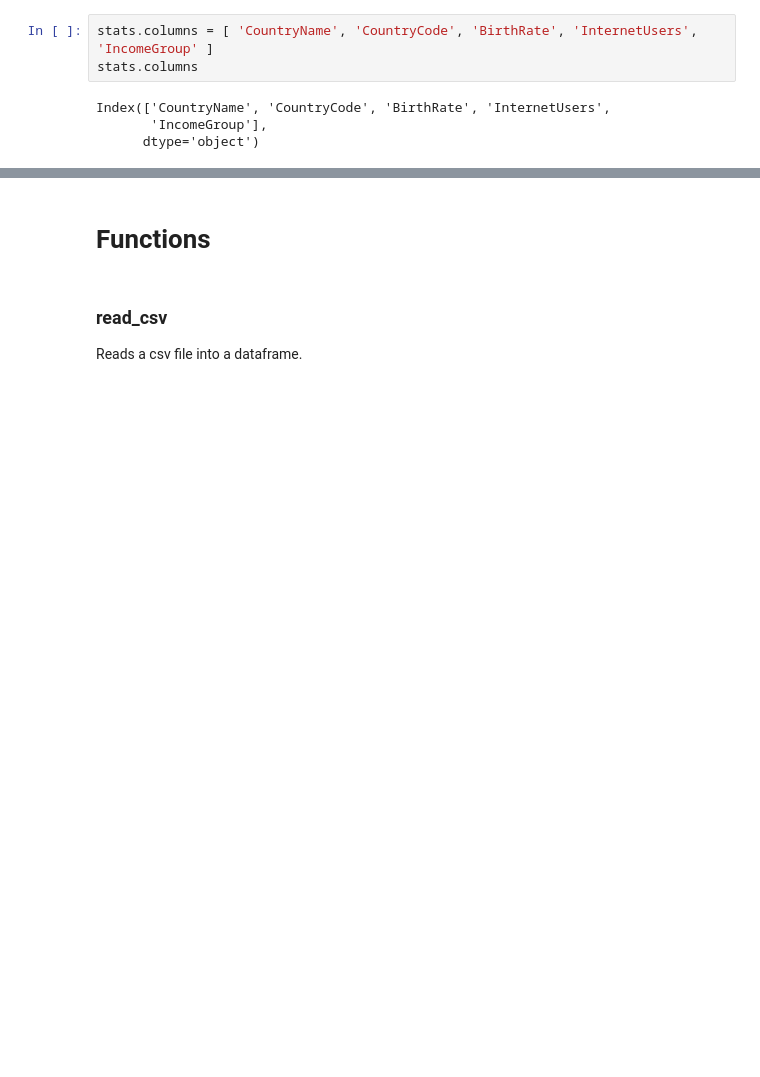
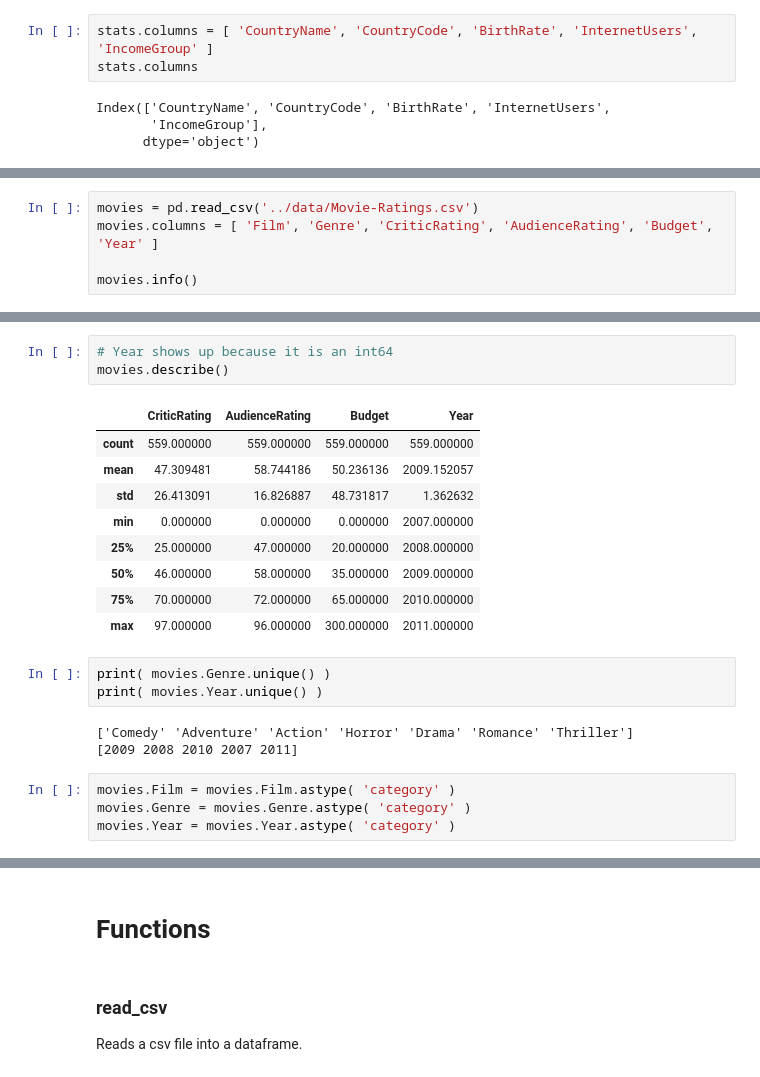
Before and after one commit to javidjamae/data-science, a Jupyter notebook: python/Pandas-Dataframes.ipynb, the cells around one changed output, grey strips where cells are left out. Saved outputs shown, nothing was run; the diff lists cells and outputs as text; blank space fills up the shorter version.

```diff
--- a/python/Pandas-Dataframes.ipynb
+++ b/python/Pandas-Dataframes.ipynb
@@ -252,0 +364,5 @@ Index(['CountryName', 'CountryCode', 'BirthRate', 'InternetUsers',
+# %%
+movies = pd.read_csv('../data/Movie-Ratings.csv')
+movies.columns = [ 'Film', 'Genre', 'CriticRating', 'AudienceRating', 'Budget', 'Year' ]
+
+movies.info()
@@ -252,0 +383,23 @@ Index(['CountryName', 'CountryCode', 'BirthRate', 'InternetUsers',
+# %%
+# Year shows up because it is an int64
+movies.describe()
+# %% [output]
+|  | CriticRating | AudienceRating | Budget | Year |
+| count | 559.000000 | 559.000000 | 559.000000 | 559.000000 |
+| mean | 47.309481 | 58.744186 | 50.236136 | 2009.152057 |
+| std | 26.413091 | 16.826887 | 48.731817 | 1.362632 |
+| min | 0.000000 | 0.000000 | 0.000000 | 2007.000000 |
+| 25% | 25.000000 | 47.000000 | 20.000000 | 2008.000000 |
+| 50% | 46.000000 | 58.000000 | 35.000000 | 2009.000000 |
+| 75% | 70.000000 | 72.000000 | 65.000000 | 2010.000000 |
+| max | 97.000000 | 96.000000 | 300.000000 | 2011.000000 |
+# %%
+print( movies.Genre.unique() )
+print( movies.Year.unique() )
+# %% [output]
+['Comedy' 'Adventure' 'Action' 'Horror' 'Drama' 'Romance' 'Thriller']
+[2009 2008 2010 2007 2011]
+# %%
+movies.Film = movies.Film.astype( 'category' )
+movies.Genre = movies.Genre.astype( 'category' )
+movies.Year = movies.Year.astype( 'category' )
```
Also changed, not shown: parts of 31 cells of this notebook, 4 other files.
